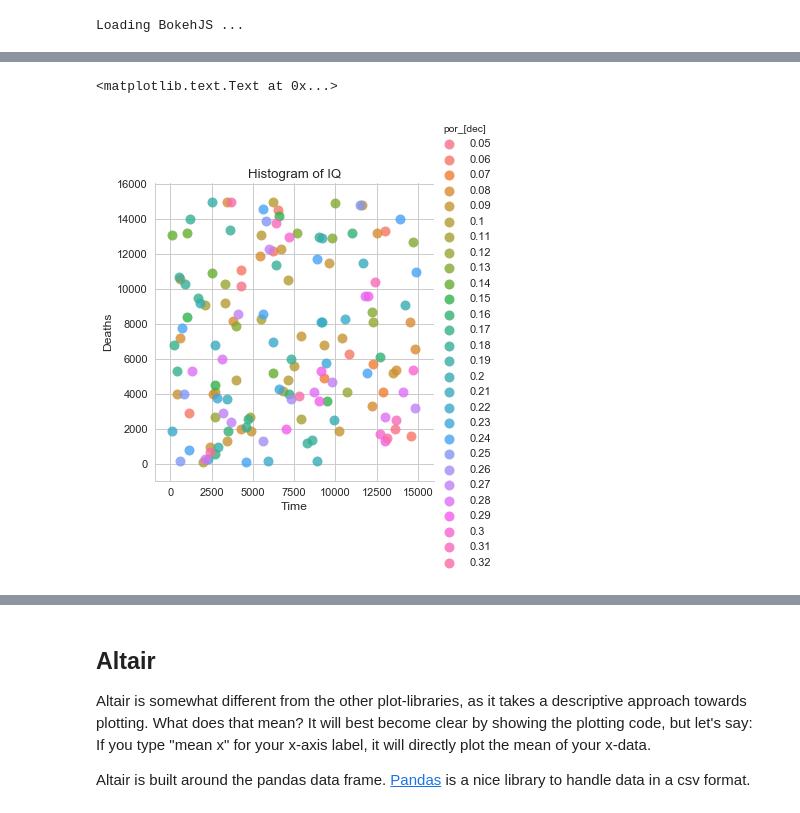
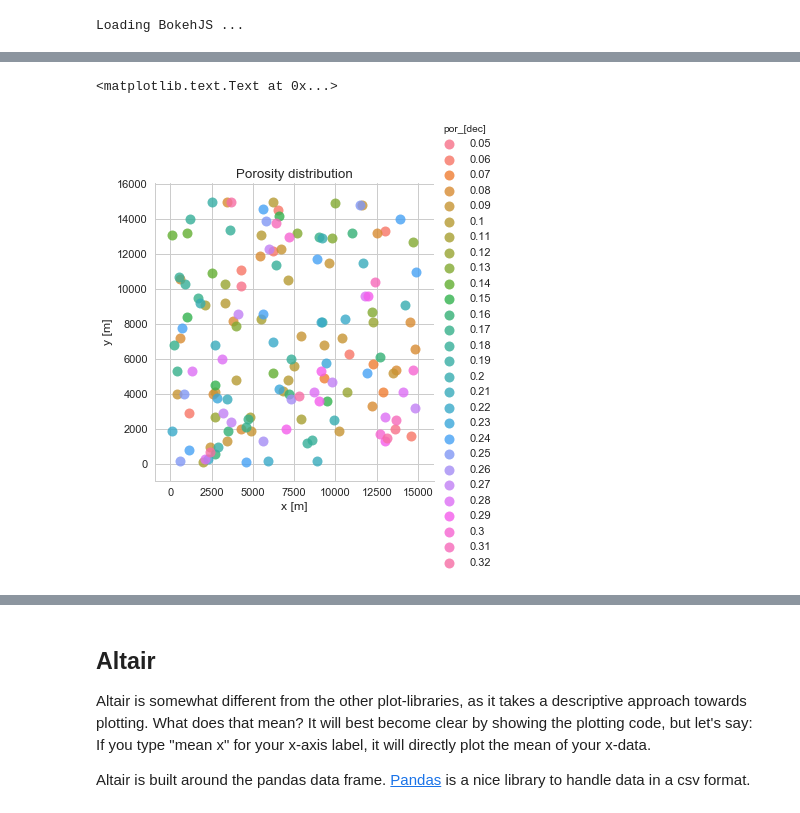
Before and after one commit to Japhiolite/geothermics, a Jupyter notebook: 00_Plotting_in_python.ipynb, the cells around one changed output, grey strips where cells are left out. Cells and saved outputs as stored; diff of their text form; code cells hidden in the pictures.

```diff
--- a/00_Plotting_in_python.ipynb
+++ b/00_Plotting_in_python.ipynb
@@ -108,26 +112,26 @@ nanana seaborn description
 # %%
 import seaborn as sns
 # Set style of scatterplot
 sns.set_context("notebook", font_scale=1.1)
 sns.set_style("whitegrid")
 
 # Create scatterplot of dataframe
 sns.lmplot('x_[m]', # column name of x axis
            'y_[m]', # column name of y axis
            data=ds, # Data source, so our Pandas Dataframe
-           fit_reg=False, # As
-           hue="por_[dec]", # Set color
-           scatter_kws={"marker": "D", # Set marker style
-                        "s": 100}) # S marker size
+           fit_reg=False, # we do not want to fit a curve
+           hue="por_[dec]", # we color by porosity
+           scatter_kws={"marker": "D", # marker style
+                        "s": 100}) # marker size
 
 # Set title
-plt.title('Histogram of IQ')
+plt.title('Porosity distribution')
 
 # Set x-axis label
-plt.xlabel('Time')
+plt.xlabel('x [m]')
 
 # Set y-axis label
-plt.ylabel('Deaths')
+plt.ylabel('y [m]')
 # %% [output]
 <matplotlib.text.Text at 0x...>
-[figure, old version]
+[figure, new version]
```
Also changed, not shown: parts of 6 cells of this notebook.
